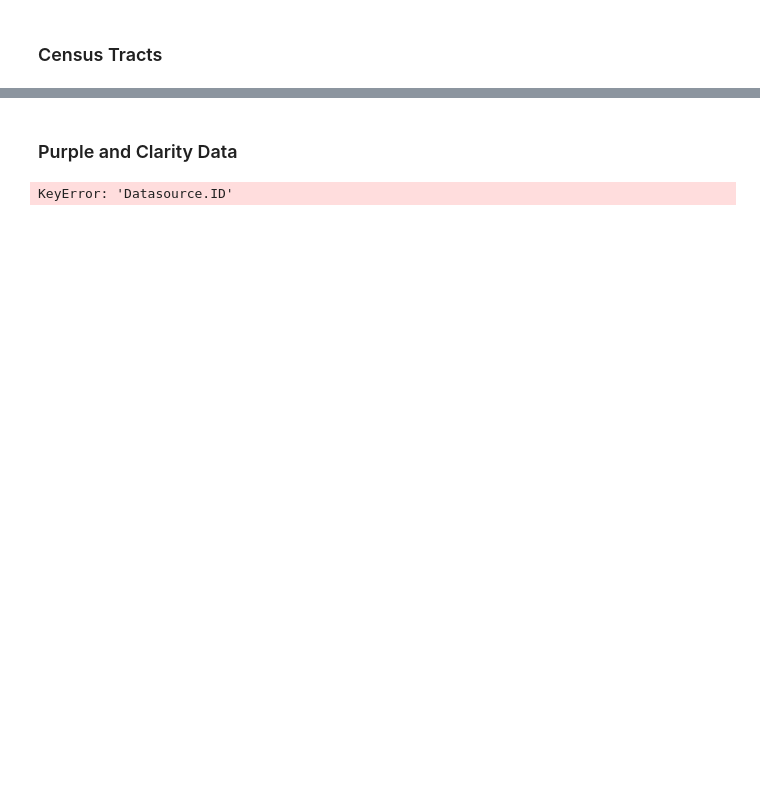
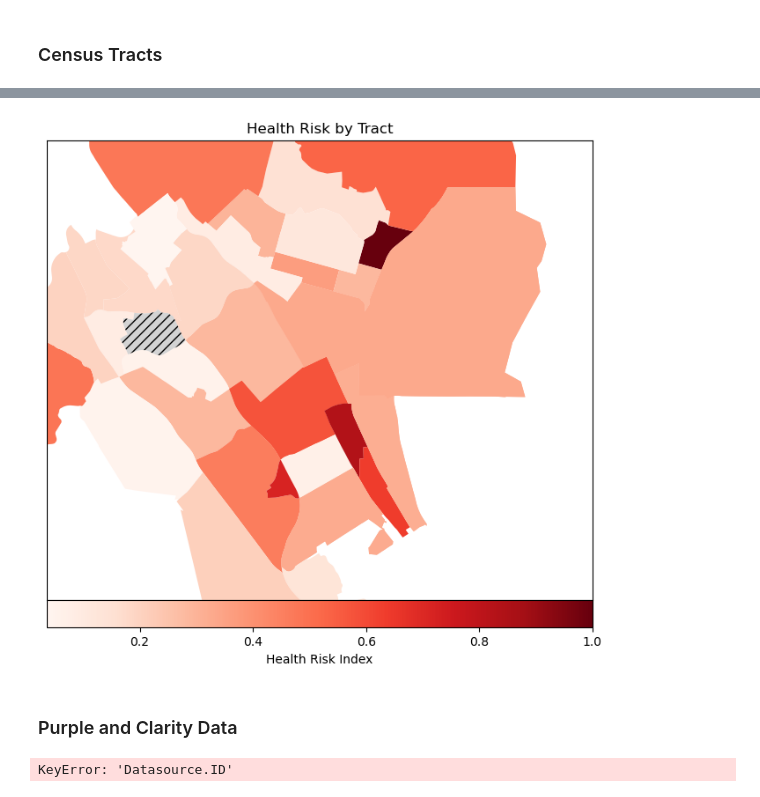
Before and after one commit to macks26/rise-south-city-dashboard, a Jupyter notebook: code/data_analysis_geo.ipynb, the cells around one changed output, grey strips where cells are left out. Drawn from its saved outputs; the diff is of its cells as text; code cells hidden in the pictures; blank space fills up the shorter version.

Commit message:
Added health risk index

```diff
--- a/code/data_analysis_geo.ipynb
+++ b/code/data_analysis_geo.ipynb
@@ -229,7 +184,7 @@ reformat = lambda tract: tract.replace('P', '')
 tracts_reformatted = list(map(reformat, tracts))
 # %%
 census_tracts = gpd.read_file('../shapefiles/tl_2024_06_tract.shp')
-census_tracts['NAME'] = census_tracts['NAME'].astype(str)
+census_tracts['tract'] = census_tracts['NAME'].astype(float)
 # %%
-ssf_sb_tracts = census_tracts[(census_tracts['COUNTYFP'] == '081') & census_tracts['NAME'].isin(tracts_reformatted)]
+ssf_sb_tracts = census_tracts[(census_tracts['COUNTYFP'] == '081') & census_tracts['tract'].isin(tracts_reformatted)]
 # %% [markdown]
@@ -245,3 +192,40 @@ ins_mapping = ssf_sb_tracts.join(health_ins_coverage.set_index('NAME')[['S2701_C
+# %%
+hri = pd.read_csv('../data/health_risk_index.csv')
+# %%
+hri_mapping = ssf_sb_tracts.join(hri.set_index('tract'), on='tract')
+# %%
+fig, ax = plt.subplots(figsize=(8, 8))
+
+hri_cmap = plt.cm.Reds
+col = 'Health Risk Index'
+
+hri_mapping.plot(
+    column='Health Risk Index',
+#    edgecolor='black',
+    cmap=plt.cm.Reds,
+    markersize=3,
+    missing_kwds={
+        'color': 'lightgrey',
+#        'edgecolor': 'red',
+        'hatch': '///',
+        'label': 'No data'
+    },
+    ax=ax
+)
+
+hri_sm = plt.cm.ScalarMappable(cmap=hri_cmap, norm=mcolors.Normalize(vmin=hri_mapping[col].min(), vmax=hri_mapping[col].max()))
+hri_sm.set_array([])
+fig.colorbar(hri_sm, ax=ax, orientation="horizontal", label="Health Risk Index", pad=0.0)
+
+ax.set_title('Health Risk by Tract')
+ax.set_ylim([37.60,37.68])
+ax.set_xlim([-122.48, -122.36])
+ax.set_yticks([])
+ax.set_xticks([])
+
+fig.savefig('../figures/health_risk_map.png')
+# %% [output]
+[figure, added]
 # %% [markdown]
 ### Purple and Clarity Data
 # %%
```
Also changed, not shown: parts of 11 cells of this notebook, 2 other files.
